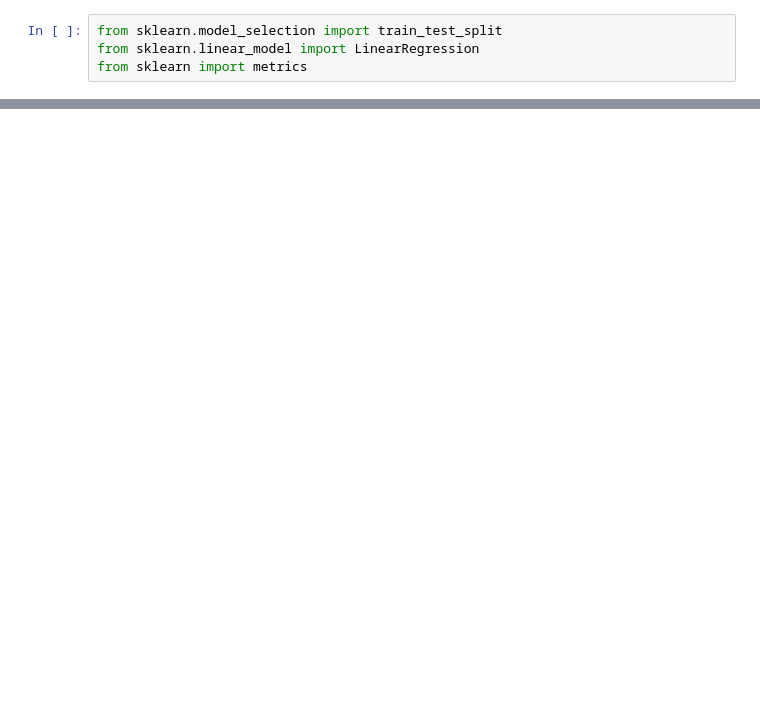
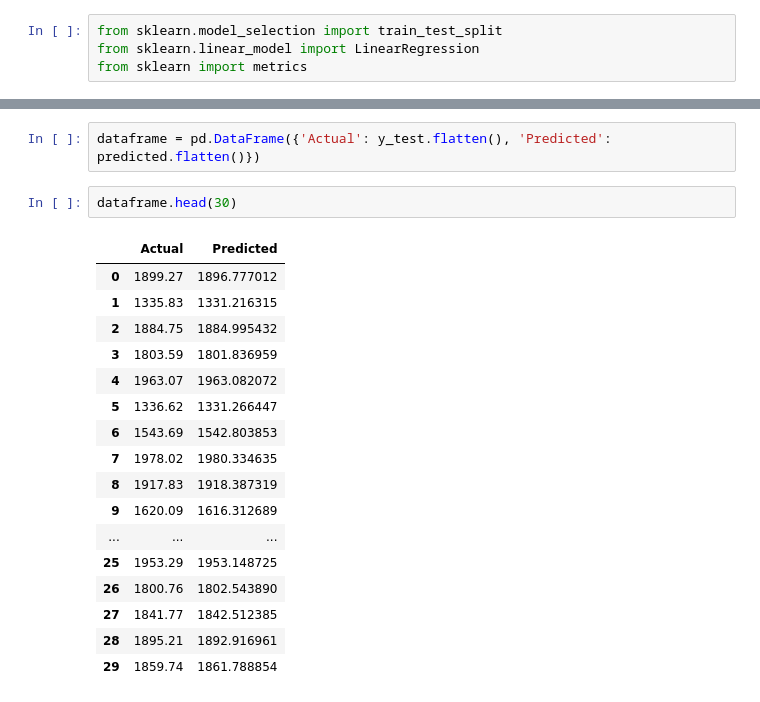
Before and after one commit to muhammad-eka/gold-forecasting-XAUUSD, a Jupyter notebook: Forex_XAUUSD_(GOLD_Prediction).ipynb, the cells around one changed output, grey strips where cells are left out. Drawn from its saved outputs; the diff is of its cells as text; blank space fills up the shorter version.

```diff
--- a/Forex_XAUUSD_(GOLD_Prediction).ipynb
+++ b/Forex_XAUUSD_(GOLD_Prediction).ipynb
@@ -194,0 +223,22 @@ x= data['']
+# %%
+dataframe = pd.DataFrame({'Actual': y_test.flatten(), 'Predicted': predicted.flatten()})
+# %%
+dataframe.head(30)
+# %% [output]
+|  | Actual | Predicted |
+| 0 | 1899.27 | 1896.777012 |
+| 1 | 1335.83 | 1331.216315 |
+| 2 | 1884.75 | 1884.995432 |
+| 3 | 1803.59 | 1801.836959 |
+| 4 | 1963.07 | 1963.082072 |
+| 5 | 1336.62 | 1331.266447 |
+| 6 | 1543.69 | 1542.803853 |
+| 7 | 1978.02 | 1980.334635 |
+| 8 | 1917.83 | 1918.387319 |
+| 9 | 1620.09 | 1616.312689 |
+| ... | ... | ... |
+| 25 | 1953.29 | 1953.148725 |
+| 26 | 1800.76 | 1802.543890 |
+| 27 | 1841.77 | 1842.512385 |
+| 28 | 1895.21 | 1892.916961 |
+| 29 | 1859.74 | 1861.788854 |
```
Also changed, not shown: parts of 14 cells of this notebook.
